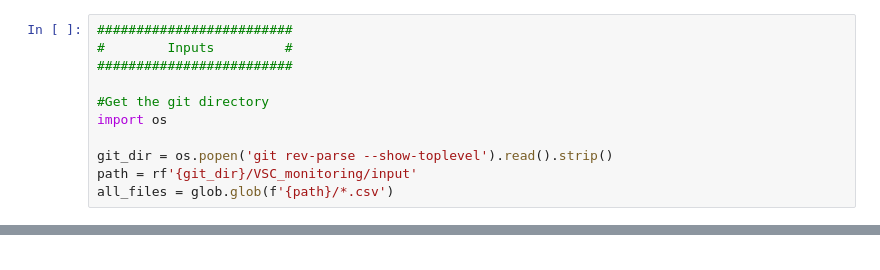
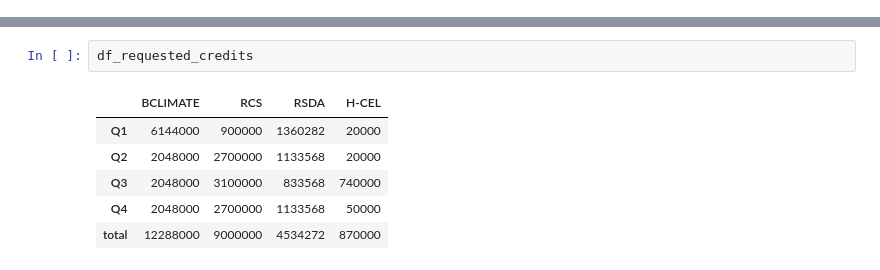
Before and after one commit to kobebryant432/storage4climate, a Jupyter notebook: check_resource_usage/VSC_monitoring/testing.ipynb, the cells around one changed output, grey strips where cells are left out. Cells and saved outputs as stored; diff of their text form.

Commit message:
Add monitoring script updated version

```diff
--- a/check_resource_usage/VSC_monitoring/testing.ipynb
+++ b/check_resource_usage/VSC_monitoring/testing.ipynb
@@ -18,11 +0,0 @@ mil_formatter = FuncFormatter(millions)
-# %%
-#########################
-#        Inputs         #
-#########################
-
-#Get the git directory
-import os
-
-git_dir = os.popen('git rev-parse --show-toplevel').read().strip()
-path = rf'{git_dir}/VSC_monitoring/input'
-all_files = glob.glob(f'{path}/*.csv')
@@ -167,0 +215,9 @@ shutil.copy(f'{git_dir}/VSC_monitoring/output/monitoring_users.png', f'{git_dir}
+# %%
+df_requested_credits
+# %% [output]
+|  | BCLIMATE | RCS | RSDA | H-CEL |
+| Q1 | 6144000 | 900000 | 1360282 | 20000 |
+| Q2 | 2048000 | 2700000 | 1133568 | 20000 |
+| Q3 | 2048000 | 3100000 | 833568 | 740000 |
+| Q4 | 2048000 | 2700000 | 1133568 | 50000 |
+| total | 12288000 | 9000000 | 4534272 | 870000 |
```
Also changed, not shown: parts of 6 cells of this notebook, 9 other files.
